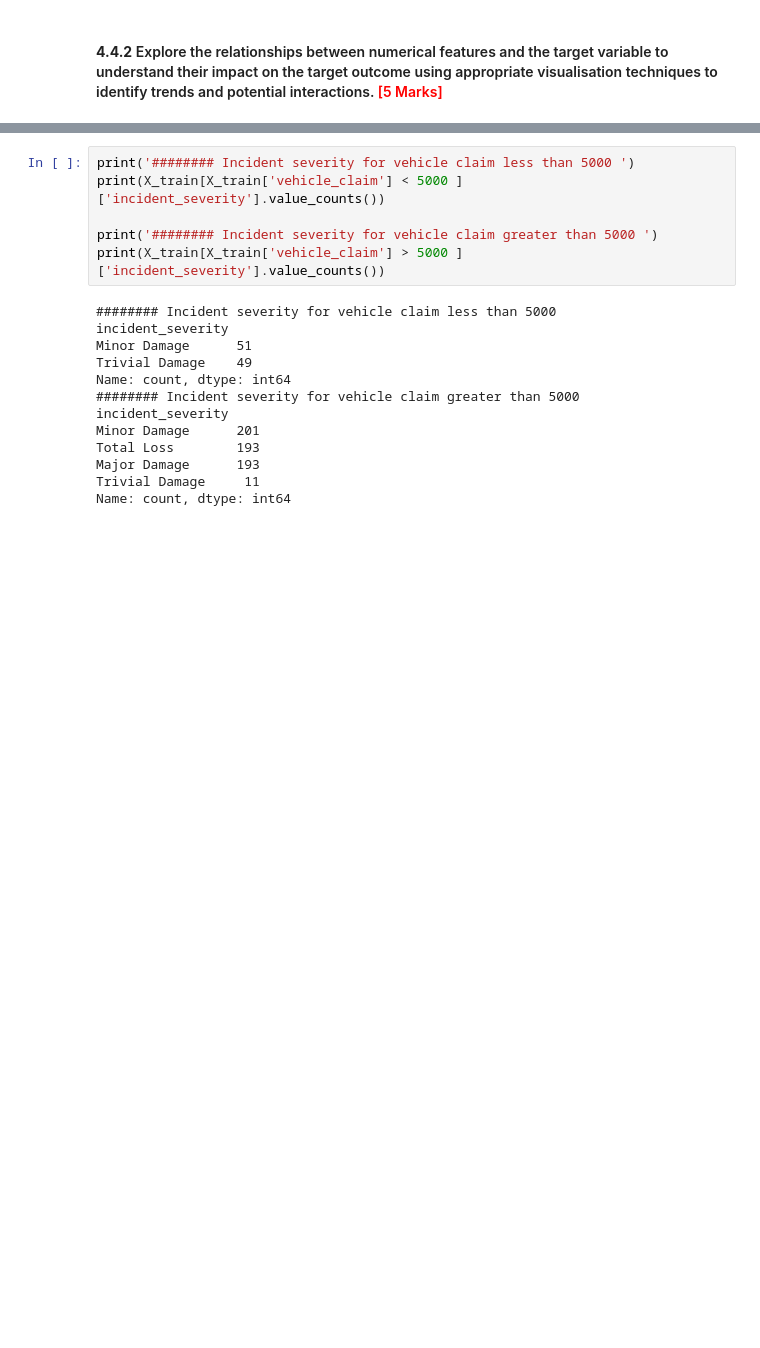
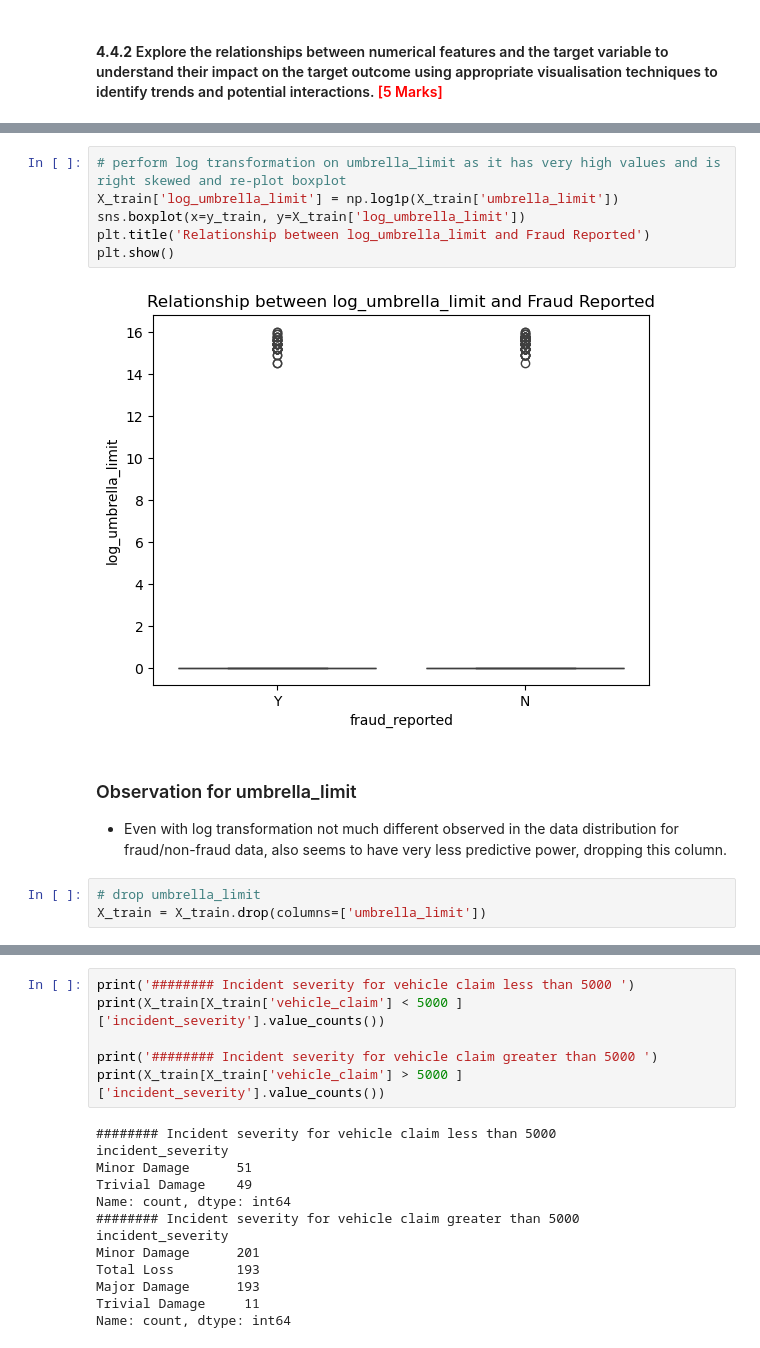
Before and after one commit to VFulara/Fraudulent-Claim-Detection, a Jupyter notebook: Fraudulent_Claim_Detection_Starter.ipynb, the cells around one changed output, grey strips where cells are left out. Saved outputs shown, nothing was run; the diff lists cells and outputs as text; blank space fills up the shorter version.

```diff
--- a/Fraudulent_Claim_Detection_Starter.ipynb
+++ b/Fraudulent_Claim_Detection_Starter.ipynb
@@ -635,0 +700,14 @@ Investigate the relationships between categorical features and the target variab
+# %%
+# perform log transformation on umbrella_limit as it has very high values and is right skewed and re-plot boxplot
+X_train['log_umbrella_limit'] = np.log1p(X_train['umbrella_limit'])
+sns.boxplot(x=y_train, y=X_train['log_umbrella_limit'])
+plt.title('Relationship between log_umbrella_limit and Fraud Reported')
+plt.show()
+# %% [output]
+[figure, added]
+# %% [markdown]
+### Observation for umbrella_limit
+- Even with log transformation not much different observed in the data distribution for fraud/non-fraud data, also seems to have very less predictive power, dropping this column.
+# %%
+# drop umbrella_limit
+X_train = X_train.drop(columns=['umbrella_limit'])
```
Also changed, not shown: parts of 19 cells of this notebook.
